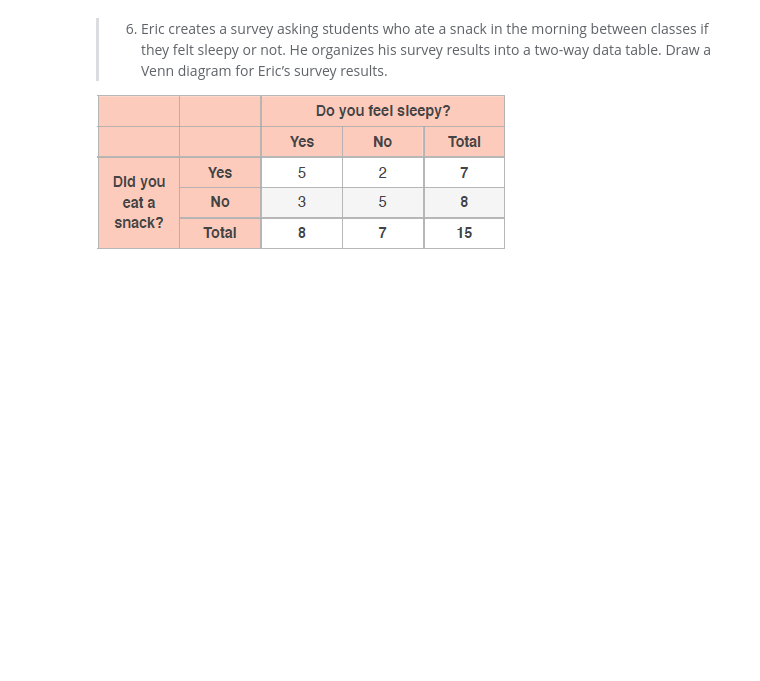
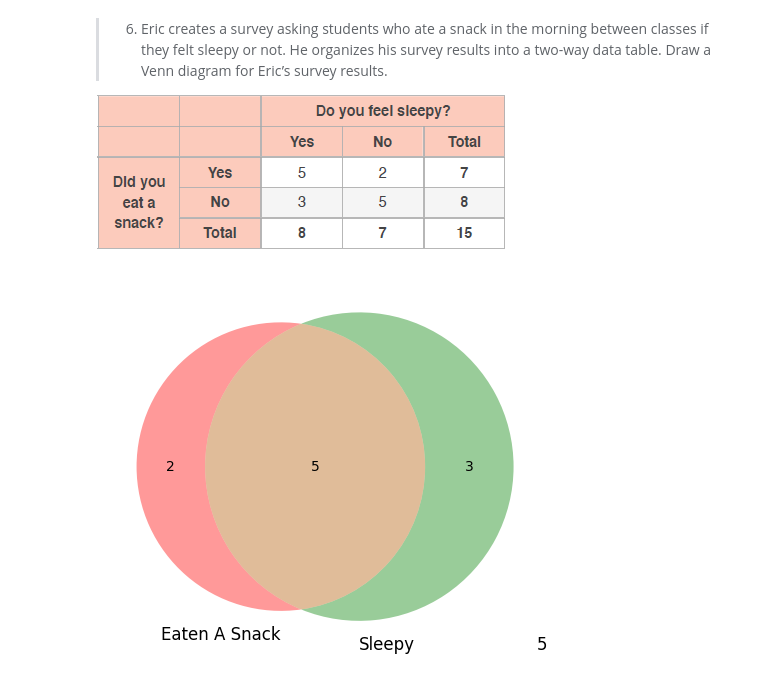
Before and after one commit to acasasis-dev/become-a-probability-n-statistics-master, a Jupyter notebook: bonus/section-02-visualizing-data/exercise-05-venn-diagrams.ipynb, the cells around one changed output. Drawn from its saved outputs; the diff is of its cells as text; code cells hidden in the pictures; blank space fills up the shorter version.

```diff
--- a/bonus/section-02-visualizing-data/exercise-05-venn-diagrams.ipynb
+++ b/bonus/section-02-visualizing-data/exercise-05-venn-diagrams.ipynb
@@ -53,3 +61,9 @@ between classes if they felt sleepy or not. He organizes his survey results
 into a two-way data table. Draw a Venn diagram for Eric’s survey results.
 
 ![image.png](attachment:image.png)
+# %%
+venn2(subsets=(2, 3, 5), set_labels=('Eaten A Snack', 'Sleepy'))
+plt.text(0.7, -0.6, "5", fontsize=12)
+plt.show()
+# %% [output]
+[figure, added]
```
Also changed, not shown: parts of 3 cells of this notebook.
